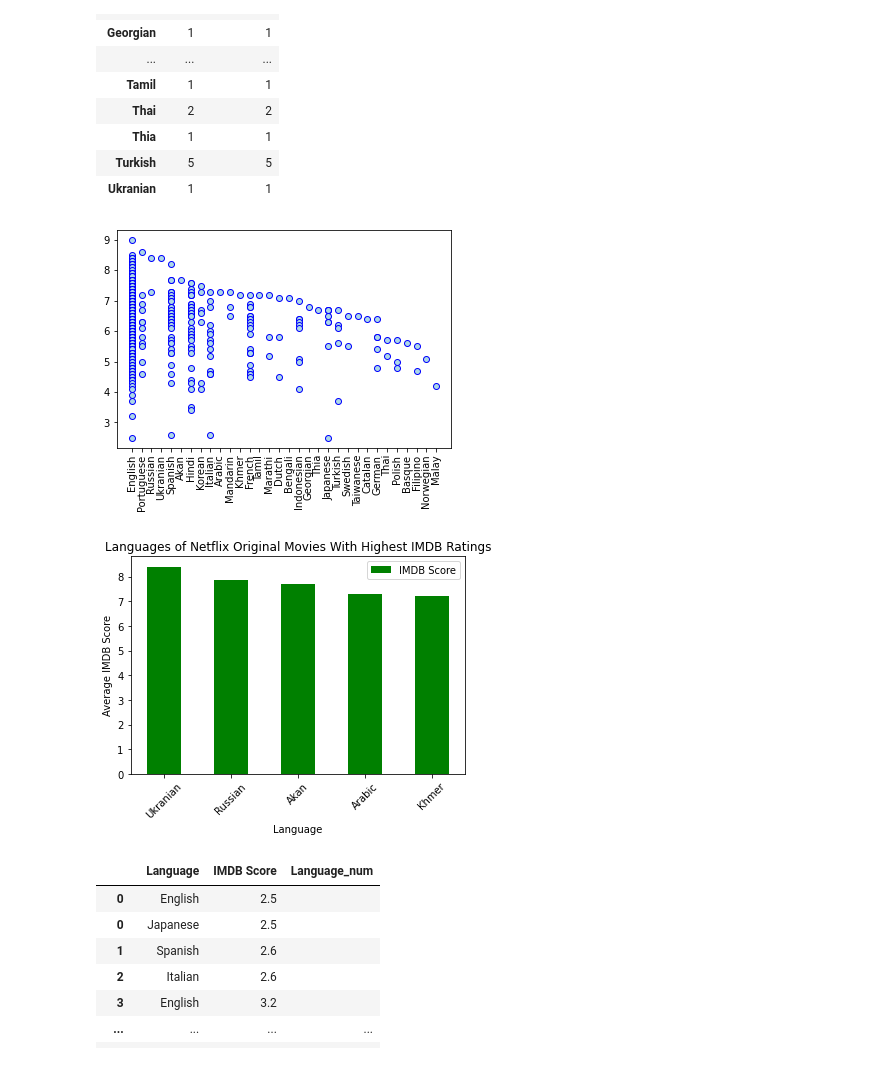
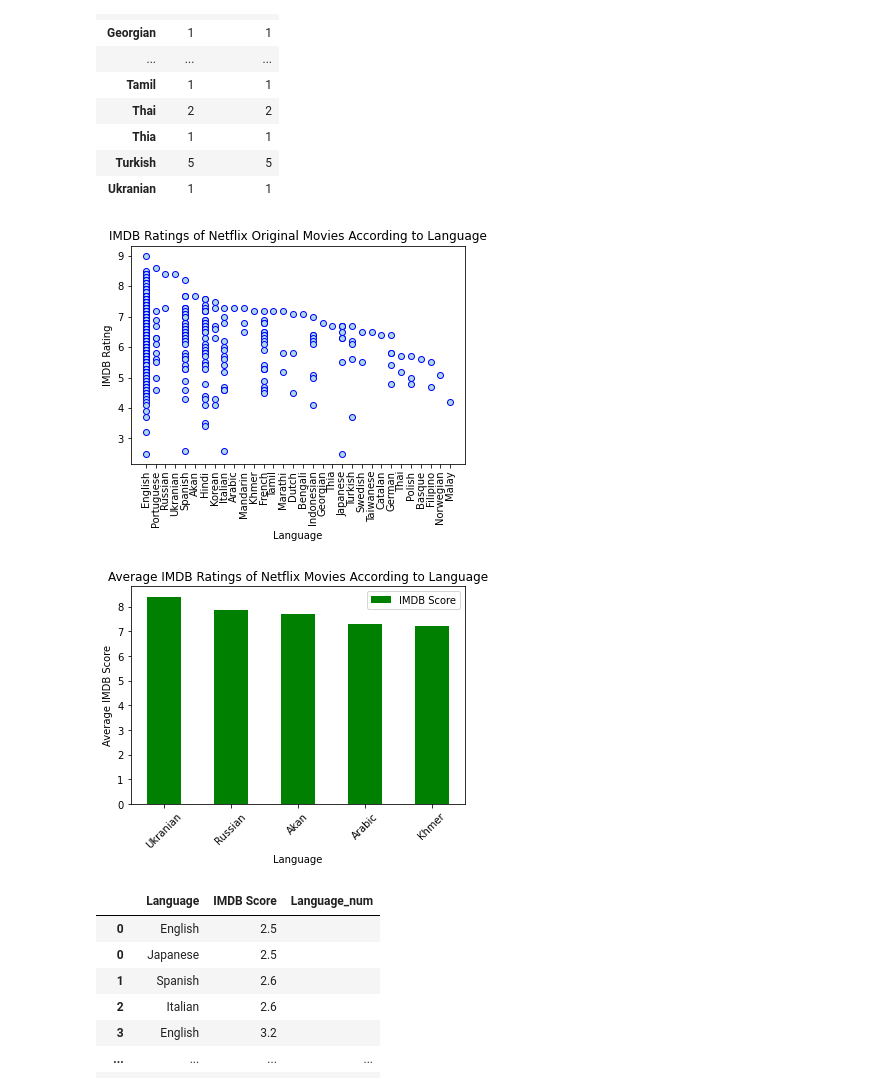
Before and after one commit to yuthegreat1/GroupProject, a Jupyter notebook: project1_.ipynb, the cells around one changed output. Drawn from its saved outputs; the diff is of its cells as text; code cells hidden in the pictures.

```diff
--- a/project1_.ipynb
+++ b/project1_.ipynb
@@ -81,10 +85,13 @@ language.count()
 # %%
 plt.scatter(languagesorted["Language"], languagesorted["IMDB Score"], color='lightblue', edgecolor='blue')
 plt.xticks(rotation = 90)
+plt.xlabel("Language")
+plt.ylabel("IMDB Rating")
+plt.title("IMDB Ratings of Netflix Original Movies According to Language")
 #save fig
 plt.savefig("language_popularity.png")
 # %% [output]
-[figure, old version]
+[figure, new version]
 # %%
 #find means of movie ratings according to language
 language.mean()
@@ -96,10 +103,10 @@ languagemean = languagemean.head()
 ax2 = languagemean.plot.bar(rot=45, color='g')
 plt.xlabel("Language")
 plt.ylabel("Average IMDB Score")
-plt.title("Languages of Netflix Original Movies With Highest IMDB Ratings")
+plt.title("Average IMDB Ratings of Netflix Movies According to Language")
 plt.savefig("top5languagemeans.png")
 # %% [output]
-[figure, old version]
+[figure, new version]
 # %%
 #only keep language & IMDB score
 popular_language = netflix_origs_split[["Language", "IMDB Score"]]
```
Also changed, not shown: parts of 4 cells of this notebook.
